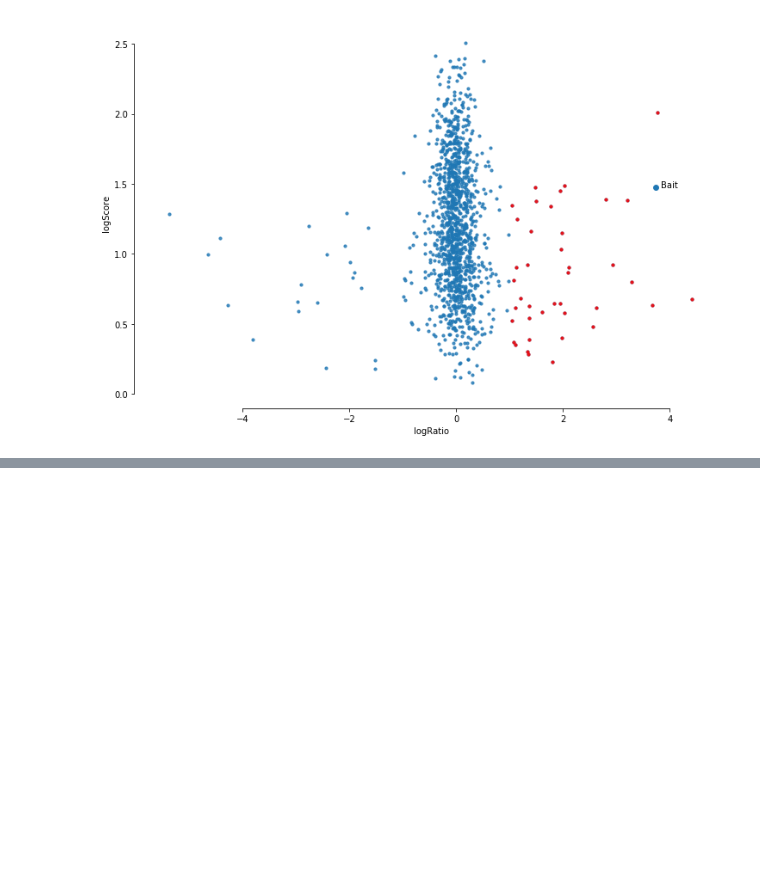
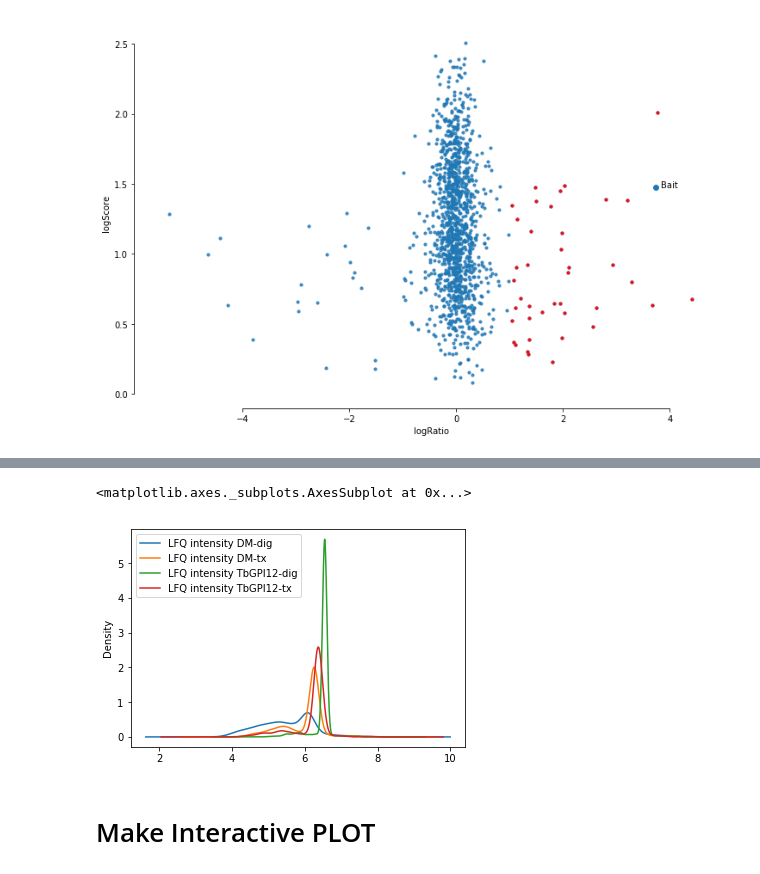
Before and after one commit to mtinti/zhe_analysis_01, a Jupyter notebook: Analysis.ipynb, the cells around one changed output, grey strips where cells are left out. Drawn from its saved outputs; the diff is of its cells as text; code cells hidden in the pictures; blank space fills up the shorter version.

```diff
--- a/Analysis.ipynb
+++ b/Analysis.ipynb
@@ -26,8 +26,8 @@ init_notebook_mode(connected=True)
 #the new TryTripDB format
 def clean_id(temp_id):
     temp_id = temp_id.split(':')[0]
-    if temp_id.count('.')==3:
-        temp_id = '.'.join(temp_id.split('.')[0:-1])
+    if temp_id.count('.')>2:
+        temp_id = '.'.join(temp_id.split('.')[0:3])
     return temp_id
 
 #helper function to print out
@@ -170,0 +191,27 @@ fig.savefig('test.png')
+# %%
+def quantileNormalize(df_input, keep_na=True):
+    df = df_input.copy()
+    #compute rank
+    dic = {}
+    for col in df:
+        dic.update({col : sorted(df[col])})
+    sorted_df = pd.DataFrame(dic)
+    rank = sorted_df.mean(axis = 1).tolist()
+    #sort
+    for col in df:
+        t = np.searchsorted(np.sort(df[col]), df[col])
+        norm = [rank[i] for i in t]
+        if keep_na == True:
+            norm = [np.nan if np.isnan(a) else b for a,b in zip(df[col],norm)]
+        df[col] =  norm
+    return df
+
+
+df_lf = pd.read_csv('label_free/txt/proteinGroups.txt',sep='\t')
+df_lf = clean(df_lf)
+df_lf['Gene_id'] = [clean_id(n.split(';')[0]) for n in df_lf['Protein IDs']]
+df_lf['Gene_desc'] = [desc_dict[n].split('=')[1].strip() for n in df_lf['Gene_id']]
+df_lf.set_index('Gene_id',inplace=True)
+df_lf=df_lf.join(ref_df,how='left')
+df_lf.to_csv('label_free/txt/proteinGroups_clean.csv')
+df_lf.head()
@@ -171,3 +236,10 @@ fig.savefig('test.png')
+# %%
+np.log10(df_lf).plot(kind='kde')
+# %% [output]
+<matplotlib.axes._subplots.AxesSubplot at 0x...>
+[figure, added]
+# %% [markdown]
+# Make Interactive PLOT
 # %%
 #interactive plot
 trace_1 = go.Scatter(
```
Also changed, not shown: parts of 8 cells of this notebook.
